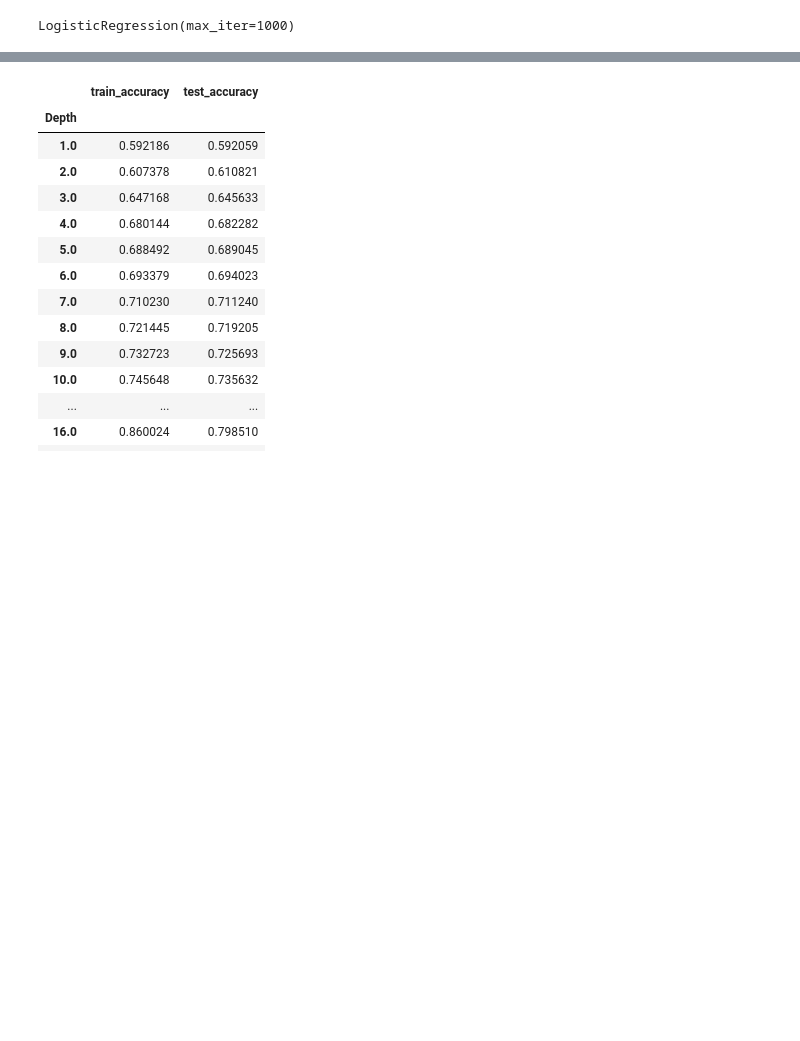
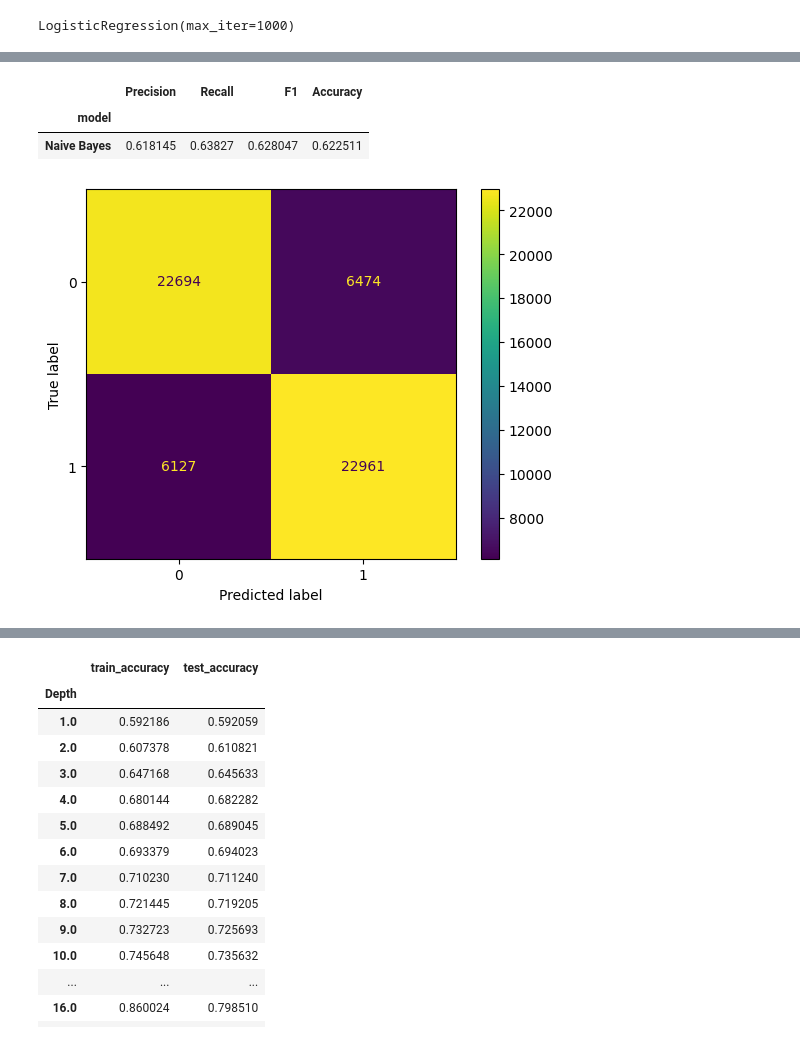
Before and after one commit to daniel-ethridge/MachineLearning, a Jupyter notebook: supervised/supervised.ipynb, the cells around one changed output, grey strips where cells are left out. Drawn from its saved outputs; the diff is of its cells as text; code cells hidden in the pictures; blank space fills up the shorter version.

```diff
--- a/supervised/scratch.ipynb
+++ b/supervised/supervised.ipynb
@@ -167,11 +229,22 @@ results_df.loc[1] = [prec, recall, f1, accur, "Naive Bayes"]
+# %%
+results_df.set_index("model")
+# %% [output]
+|  | Precision | Recall | F1 | Accuracy |
+| model |  |  |  |  |
+| Naive Bayes | 0.618145 | 0.63827 | 0.628047 | 0.622511 |
 # %%
 from sklearn.tree import DecisionTreeClassifier
 # %%
-tree = DecisionTreeClassifier(max_depth = 20)
+tree = DecisionTreeClassifier(max_depth=15)
 tree.fit(x_train, y_train)
 y_pred = tree.predict(x_test)
+conf_matrix = confusion_matrix(y_test, y_pred)
+ConfusionMatrixDisplay(conf_matrix).plot()
+plt.show()
 prec = precision_score(y_test, y_pred)
 recall = recall_score(y_test, y_pred)
 f1 = f1_score(y_test, y_pred)
 accur = accuracy_score(y_test, y_pred)
-results_df.loc[2] = [prec, recall, f1, accur, "Decision Tree"]
+results_df.loc[0] = [prec, recall, f1, accur, "Decision Tree"]
+# %% [output]
+[figure, added]
```
Also changed, not shown: parts of 13 cells of this notebook, 1 other file.
